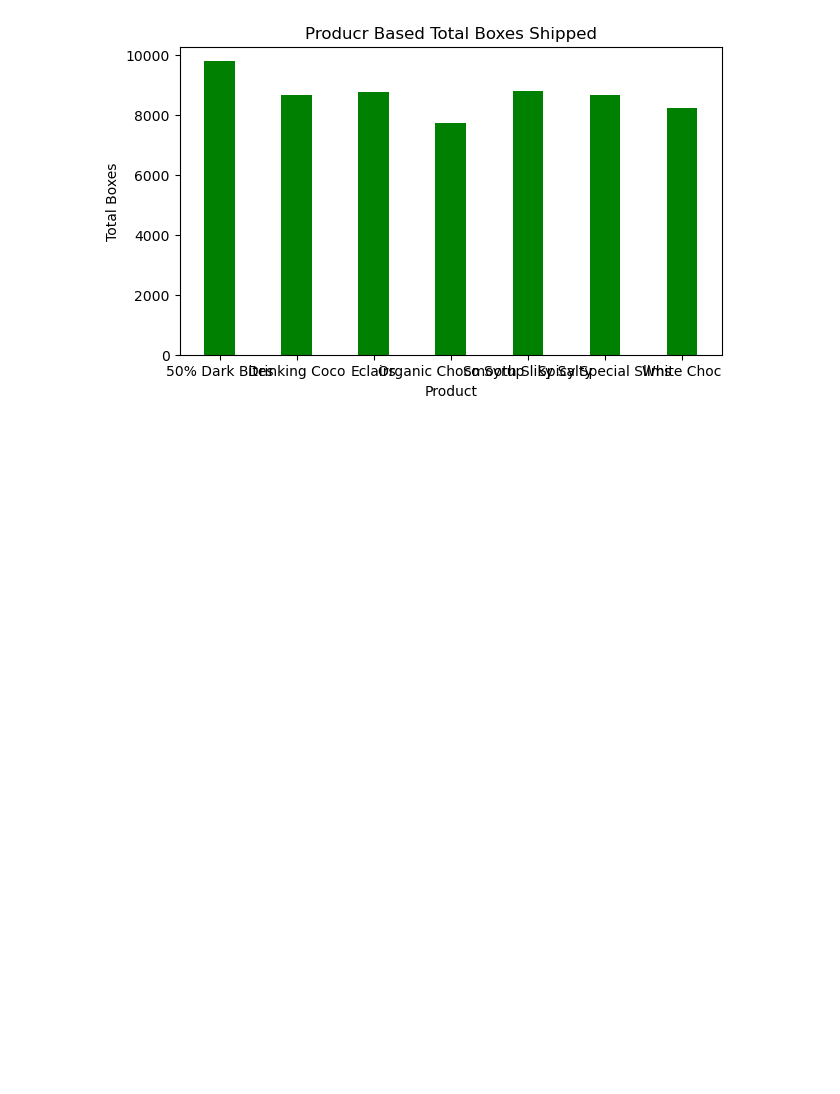
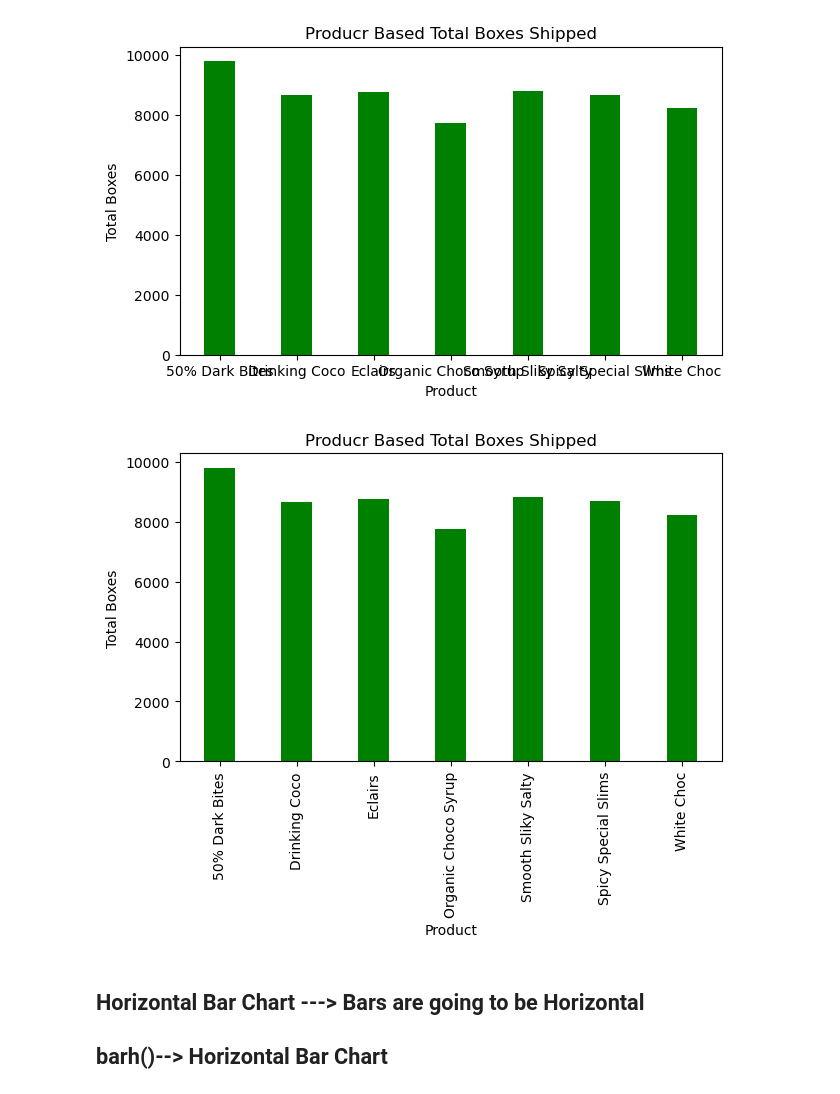
Before and after one commit to daksh-rajora/Gen-Ai, a Jupyter notebook: Machine Learning/MATPLOTLIB/Getting_Started.ipynb, the cells around one changed output. Drawn from its saved outputs; the diff is of its cells as text; code cells hidden in the pictures; blank space fills up the shorter version.

Commit message:
new concept of bar plot added

```diff
--- a/Machine Learning/MATPLOTLIB/Getting_Started.ipynb
+++ b/Machine Learning/MATPLOTLIB/Getting_Started.ipynb
@@ -522,0 +526,13 @@ plt.show()
+# %%
+plt.figure(figsize=(7,4))
+plt.title('Producr Based Total Boxes Shipped')
+plt.xlabel('Product')
+plt.ylabel('Total Boxes')
+plt.bar(x,y,color='green',width=0.4)
+plt.xticks(rotation='vertical')
+plt.show()
+# %% [output]
+[figure, added]
+# %% [markdown]
+## Horizontal Bar Chart ---> Bars are going to be Horizontal
+## barh()--> Horizontal Bar Chart
```
Also changed, not shown: parts of 23 cells of this notebook.
